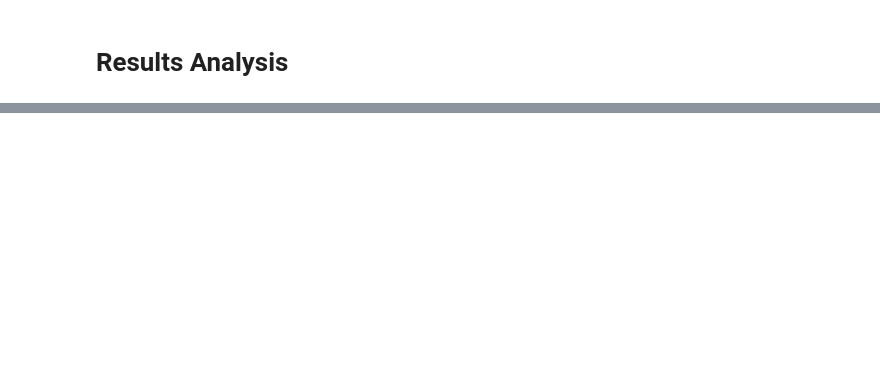
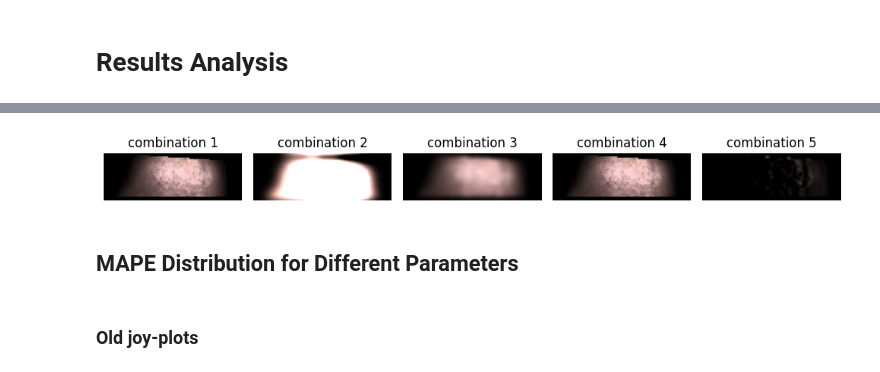
Before and after one commit to MNetanel/image-processing-project, a Jupyter notebook: notebooks/results_visualization.ipynb, the cells around one changed output, grey strips where cells are left out. Cells and saved outputs as stored; diff of their text form; code cells hidden in the pictures; blank space fills up the shorter version.

```diff
--- a/notebooks/results_visualization.ipynb
+++ b/notebooks/results_visualization.ipynb
@@ -46,0 +96,26 @@ results
+# %%
+def custom_hpf(frame, k, base, midline_increment, scale, sharpen, flip):
+    custom_filter = np.zeros([k,k])
+    axis_2=int((k-1)/2)
+    quarter = np.zeros([axis_2, axis_2])
+    for i in np.arange(axis_2):
+        for j in np.arange(axis_2):
+            quarter[j,i]= -(base+(i+j)*scale)
+    midline =  quarter[axis_2-1] + midline_increment
+    custom_filter[:axis_2,:axis_2] = quarter
+    custom_filter[axis_2+1:,:axis_2] = np.flip(quarter,axis=0)
+    custom_filter[axis_2+1:,axis_2+1:] =  -1*np.flip(np.flip(quarter,axis=0),axis=1)
+    custom_filter[:axis_2,axis_2+1:] = -1*np.flip(quarter,axis=1)
+    custom_filter[axis_2,axis_2+1:] =  -1* np.flip(midline)
+    custom_filter[axis_2,:axis_2] = midline
+    if sharpen:
+        custom_filter[axis_2+1,axis_2+1] = 1
+    if flip:
+        custom_filter=custom_filter.T
+    return cv2.filter2D(src=frame, ddepth=-1, kernel=custom_filter)
+
+def equalize_histogram(frame):
+    frame = cv2.cvtColor(frame, cv2.COLOR_RGB2HSV)
+    frame[:,:,2] = cv2.equalizeHist(frame[:,:,2])
+    frame = cv2.cvtColor(frame, cv2.COLOR_HSV2RGB)
+    return frame
@@ -47,2 +178,18 @@ results
+# %%
+fig, axs = plt.subplots(1, 5, figsize=(10, 7))
+
+for com, ax in zip(combinations, axs.ravel()):
+    ax.imshow(combinations[com](sub2)[300])
+    ax.axis('off')
+    ax.set_title(com)
+
+plt.tight_layout()
+plt.show()
+# %% [output]
+[figure, added]
+# %% [markdown]
+## MAPE Distribution for Different Parameters
+# %% [markdown]
+### Old joy-plots
 # %%
 def plot_joy(by: str, plot_title: str = None, df: pd.DataFrame = results):
```
Also changed, not shown: parts of 32 cells of this notebook, 4 other files.
